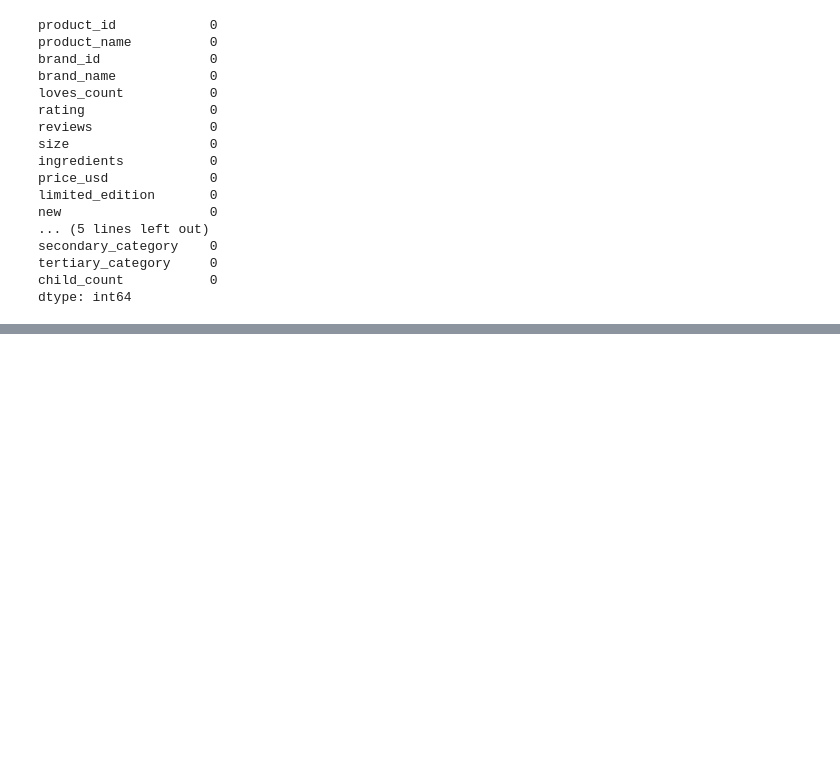
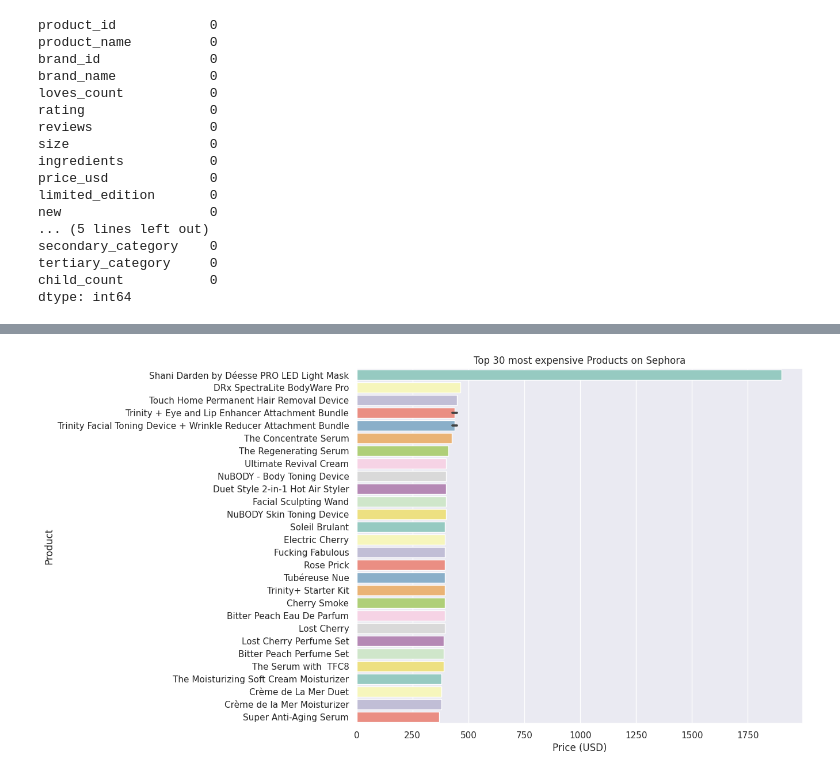
Before and after one commit to aksanaboo/sephora, a Jupyter notebook: SephoraEDA.ipynb, the cells around one changed output, grey strips where cells are left out. Drawn from its saved outputs; the diff is of its cells as text; code cells hidden in the pictures; blank space fills up the shorter version.

```diff
--- a/SephoraEDA.ipynb
+++ b/SephoraEDA.ipynb
@@ -145,0 +245,4 @@ dtype: int64
+# %%
+#products
+good = product[['product_name','rating','price_usd','brand_name']]
+good.sort_values(by='price_usd',ascending=False,inplace=True)
@@ -145,0 +303,11 @@ dtype: int64
+# %%
+#Top 30 Expensive Product
+plt.figure(figsize=(10,8))
+sns.set(style="darkgrid")
+sns.barplot(data=top_exp_product, x='price_usd',y='product_name',palette='Set3')
+plt.xlabel('Price (USD)')
+plt.ylabel('Product')
+plt.title('Top 30 most expensive Products on Sephora')
+plt.show()
+# %% [output]
+[figure, added]
```
Also changed, not shown: parts of 24 cells of this notebook.
